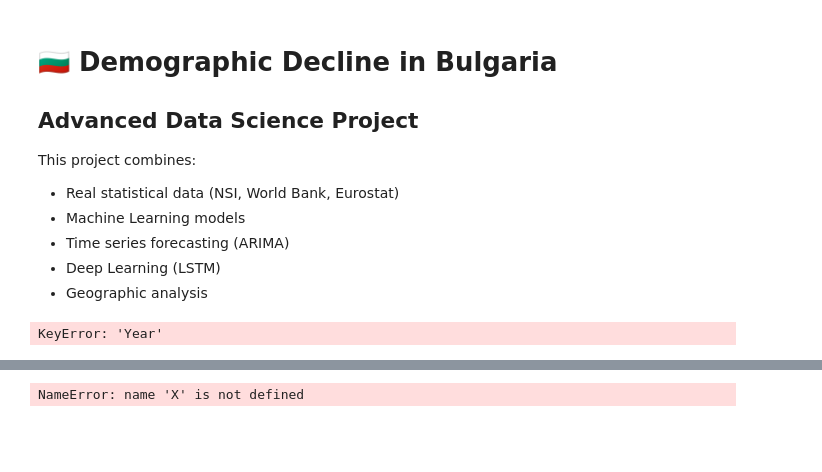
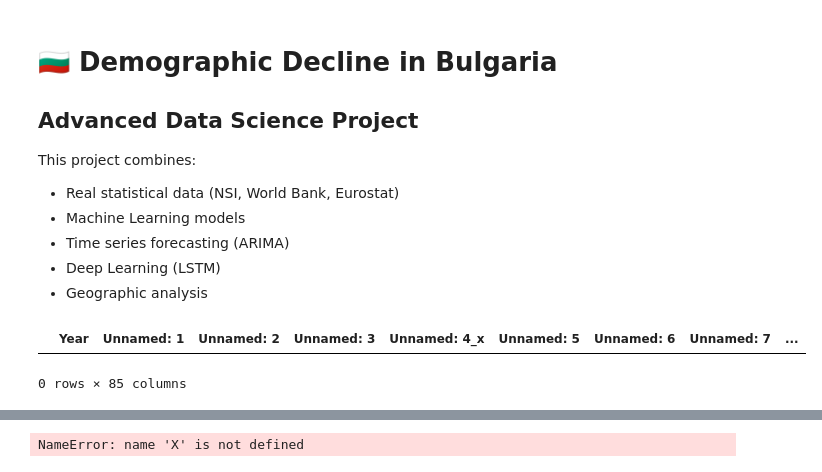
Before and after one commit to Emiliyan88/Demographic-Decline-in-Bulgaria, a Jupyter notebook: demographic_decline_in_bulgaria.ipynb, the cells around one changed output, grey strips where cells are left out. Saved outputs shown, nothing was run; the diff lists cells and outputs as text; code cells hidden in the pictures; blank space fills up the shorter version.

```diff
--- a/demographic_decline_in_bulgaria.ipynb
+++ b/demographic_decline_in_bulgaria.ipynb
@@ -21,24 +22,36 @@ This project combines:
 - Deep Learning (LSTM)
 - Geographic analysis
 # %%
-url = "https://raw.githubusercontent.com/Emiliyan88/Demographic-Decline-in-Bulgaria/main/data/1.1.1.1.%20Population%20by%20sex_trend.xlsx"
-df = pd.read_excel(url)
+pop_url = "https://raw.githubusercontent.com/Emiliyan88/Demographic-Decline-in-Bulgaria/main/data/1.1.1.1.%20Population%20by%20sex_trend.xlsx"
+eco_url = "https://raw.githubusercontent.com/Emiliyan88/Demographic-Decline-in-Bulgaria/main/data/Metadata_Indicator_API_BGR_DS2_en_csv_v2_12004.csv"
+reg_url = "https://raw.githubusercontent.com/Emiliyan88/Demographic-Decline-in-Bulgaria/main/data/API_BGR_DS2_en_csv_v2_12004.csv"
 
-eco = pd.read_csv(
-    "https://raw.githubusercontent.com/Emiliyan88/Demographic-Decline-in-Bulgaria/main/data/Metadata_Indicator_API_BGR_DS2_en_csv_v2_12004.csv",
-    skiprows=4
-)
-
-reg = pd.read_csv(
-    "https://raw.githubusercontent.com/Emiliyan88/Demographic-Decline-in-Bulgaria/main/data/API_BGR_DS2_en_csv_v2_12004.csv",
-    skiprows=4
-)
+pop = pd.read_excel(pop_url)
+eco = pd.read_csv(eco_url, skiprows=4)
+reg = pd.read_csv(reg_url, skiprows=4)
 # %%
 pop = pop.dropna()
 eco = eco.dropna()
 reg = reg.dropna()
 # %%
-df = pd.merge(pop, eco, on="Year", how="inner")
-df.head()
+pop.columns = pop.columns.astype(str)
+eco.columns = eco.columns.astype(str)
+reg.columns = reg.columns.astype(str)
+
+# ако Year не съществува → взимаме първата колона
+if "Year" not in pop.columns:
+    pop = pop.rename(columns={pop.columns[0]: "Year"})
+
+if "Year" not in eco.columns:
+    eco = eco.rename(columns={eco.columns[0]: "Year"})
+
+if "Year" not in reg.columns:
+    reg = reg.rename(columns={reg.columns[0]: "Year"})
-# %% [output]
-KeyError: 'Year'
+# %%
+df = pd.merge(pop, eco, on="Year", how="inner")
+df = pd.merge(df, reg, on="Year", how="inner")
+
+df.head()
+# %% [output]
+|  | Year | Unnamed: 1 | Unnamed: 2 | Unnamed: 3 | Unnamed: 4_x | Unnamed: 5 | Unnamed: 6 | Unnamed: 7 | ... |
+0 rows × 85 columns
```
Also changed, not shown: parts of 8 cells of this notebook.
